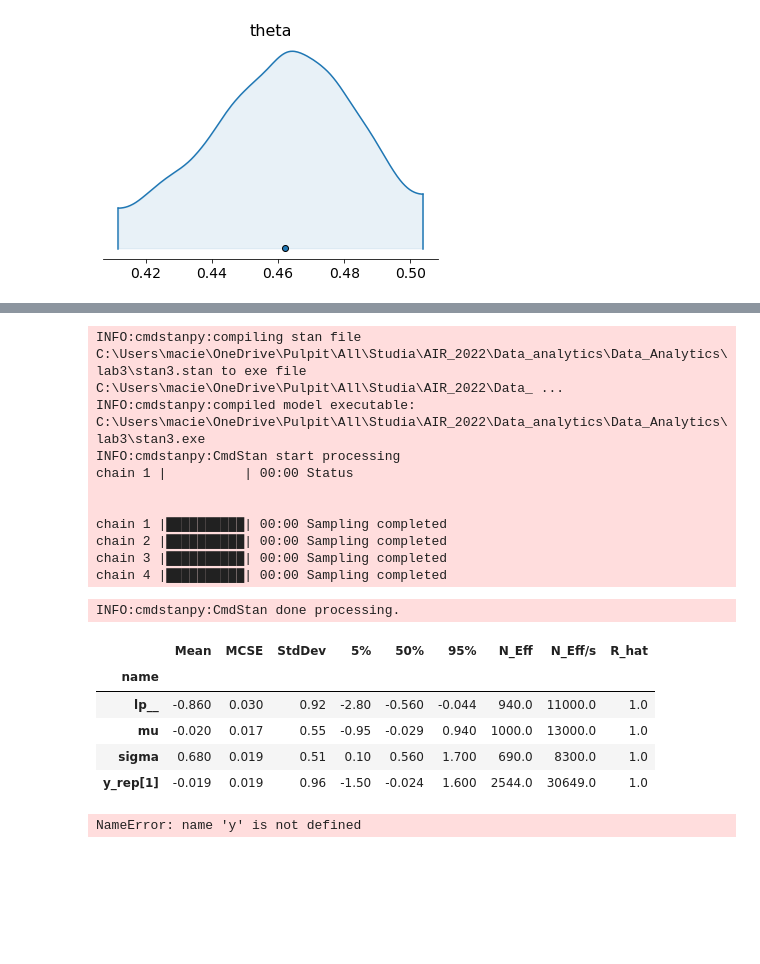
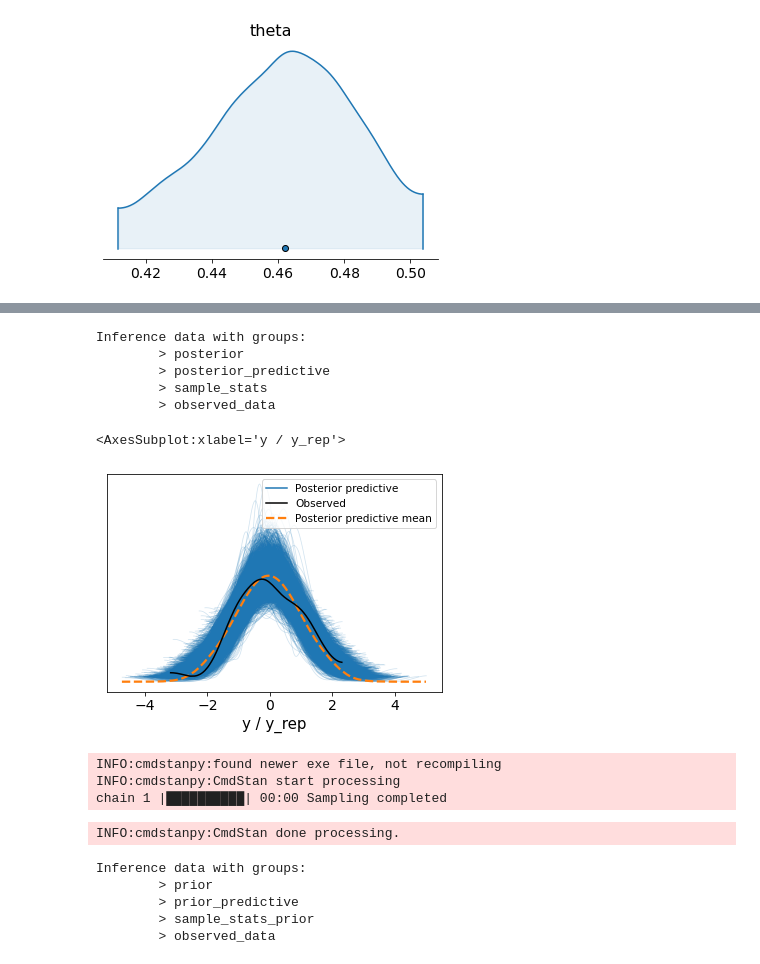
Before and after one commit to mKozik7/Data_Analytics, a Jupyter notebook: lab3/try.ipynb, the cells around one changed output, grey strips where cells are left out. Cells and saved outputs as stored; diff of their text form; code cells hidden in the pictures; blank space fills up the shorter version.

```diff
--- a/lab3/try.ipynb
+++ b/lab3/try.ipynb
@@ -65,3 +52,12 @@ az.plot_density(arviz_result,shade=0.1)
 # %% [output]
 array([[<AxesSubplot:title={'center':'theta'}>]], dtype=object)
 [figure]
+# %%
+data = pd.read_csv("https://raw.githubusercontent.com/KAIR-ISZ/public_lectures/master/Data%20Analytics%202022/Lab%203%20-%20Probability%20distribution/normal.csv")#, index_col="Unnamed: 0")
+y=(data.value)
+N=(len(data.value))
+model = CmdStanModel(stan_file='stan3.stan')
+result = model.sample(data={'N': N, 'y': y},
+                            seed = 9012022,
+                            chains = 4)
+result.summary()
@@ -68,34 +92,44 @@ array([[<AxesSubplot:title={'center':'theta'}>]], dtype=object)
+# %%
+#Convertion to arviz InferenceData
+arviz_result = az.from_cmdstanpy(
+    posterior=result,
+    posterior_predictive=["y_rep"],
+    observed_data={"y": y},
+)
+arviz_result
+# %% [output]
+Inference data with groups:
+        > posterior
+        > posterior_predictive
+        > sample_stats
+        > observed_data
+# %%
+az.plot_ppc(arviz_result,data_pairs={"y": "y_rep"})
+# %% [output]
+<AxesSubplot:xlabel='y / y_rep'>
+[figure, added]
 # %%
-model = CmdStanModel(stan_file='stan3.stan')
-result = model.sample(data={'N': 1, 'y':[normal['value'][0]]},
-                            seed = 9012022,
-                            chains = 4)
+model = CmdStanModel(stan_file='stan4.stan')
+result = model.sample(data={'N':100},
+                            chains = 1,
+                            fixed_param=True,
+                            seed = 523833
+                            )
 result.summary()
+#Convertion to arviz InferenceData
+arviz_result = az.from_cmdstanpy(
+    prior=result,
+    prior_predictive=["y_prior"],
+    observed_data={"y": y}
+)
+arviz_result
 # %% [output]
-INFO:cmdstanpy:compiling stan file C:\Users\macie\OneDrive\Pulpit\All\Studia\AIR_2022\Data_analytics\Data_Analytics\lab3\stan3.stan to exe file C:\Users\macie\OneDrive\Pulpit\All\Studia\AIR_2022\Data_ ...
-INFO:cmdstanpy:compiled model executable: C:\Users\macie\OneDrive\Pulpit\All\Studia\AIR_2022\Data_analytics\Data_Analytics\lab3\stan3.exe
+INFO:cmdstanpy:found newer exe file, not recompiling
 INFO:cmdstanpy:CmdStan start processing
-chain 1 |          | 00:00 Status
-
-
 chain 1 |██████████| 00:00 Sampling completed
-chain 2 |██████████| 00:00 Sampling completed
-chain 3 |██████████| 00:00 Sampling completed
-chain 4 |██████████| 00:00 Sampling completed
 INFO:cmdstanpy:CmdStan done processing.
-|  | Mean | MCSE | StdDev | 5% | 50% | 95% | N_Eff | N_Eff/s | R_hat |
-| name |  |  |  |  |  |  |  |  |  |
-| lp__ | -0.860 | 0.030 | 0.92 | -2.80 | -0.560 | -0.044 | 940.0 | 11000.0 | 1.0 |
-| mu | -0.020 | 0.017 | 0.55 | -0.95 | -0.029 | 0.940 | 1000.0 | 13000.0 | 1.0 |
-| sigma | 0.680 | 0.019 | 0.51 | 0.10 | 0.560 | 1.700 | 690.0 | 8300.0 | 1.0 |
-| y_rep[1] | -0.019 | 0.019 | 0.96 | -1.50 | -0.024 | 1.600 | 2544.0 | 30649.0 | 1.0 |
+Inference data with groups:
+        > prior
+        > prior_predictive
+        > sample_stats_prior
+        > observed_data
-# %%
-#Convertion to arviz InferenceData
-arviz_result = az.from_cmdstanpy(
-    prior=result,
-    prior_predictive=["y_prior"],
-    observed_data={"y": y}
-)
-arviz_result
-# %% [output]
-NameError: name 'y' is not defined
```
Also changed, not shown: parts of 5 cells of this notebook, 2 other files.
